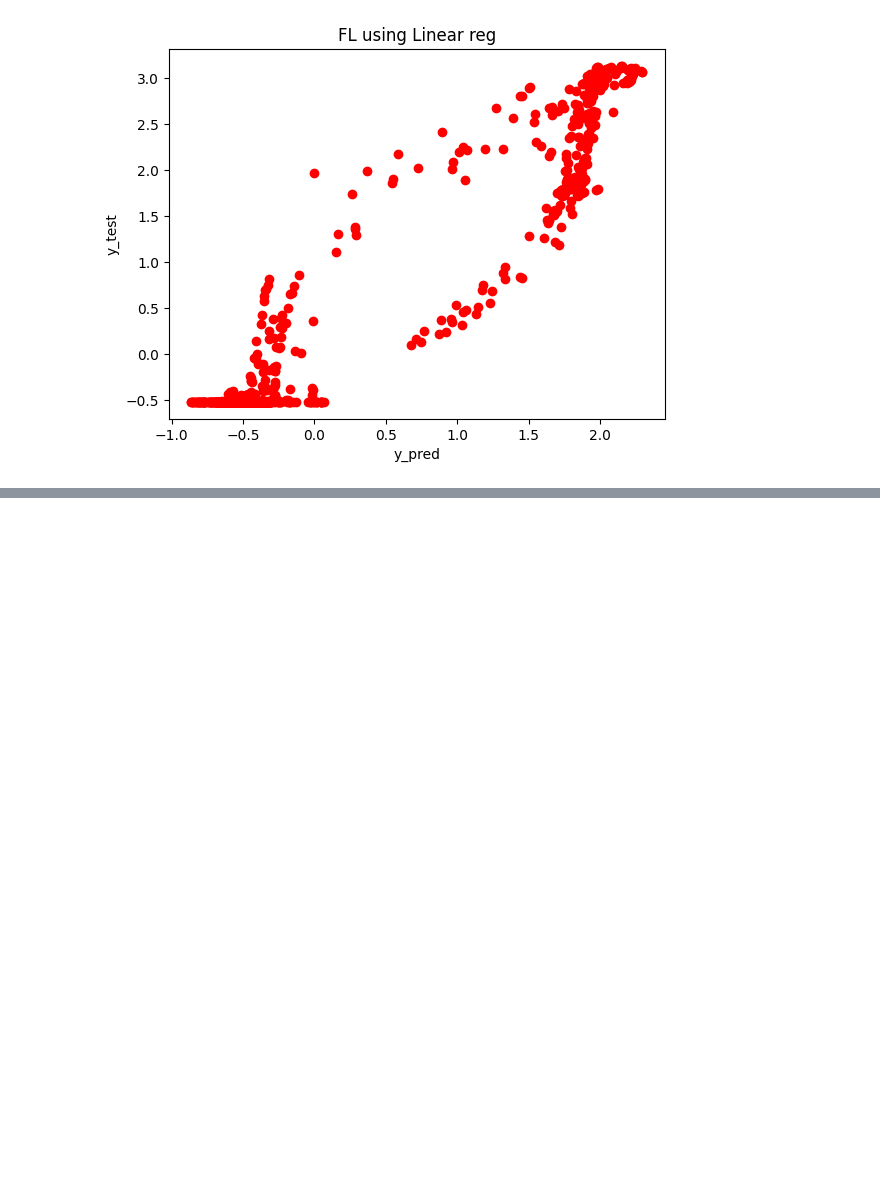
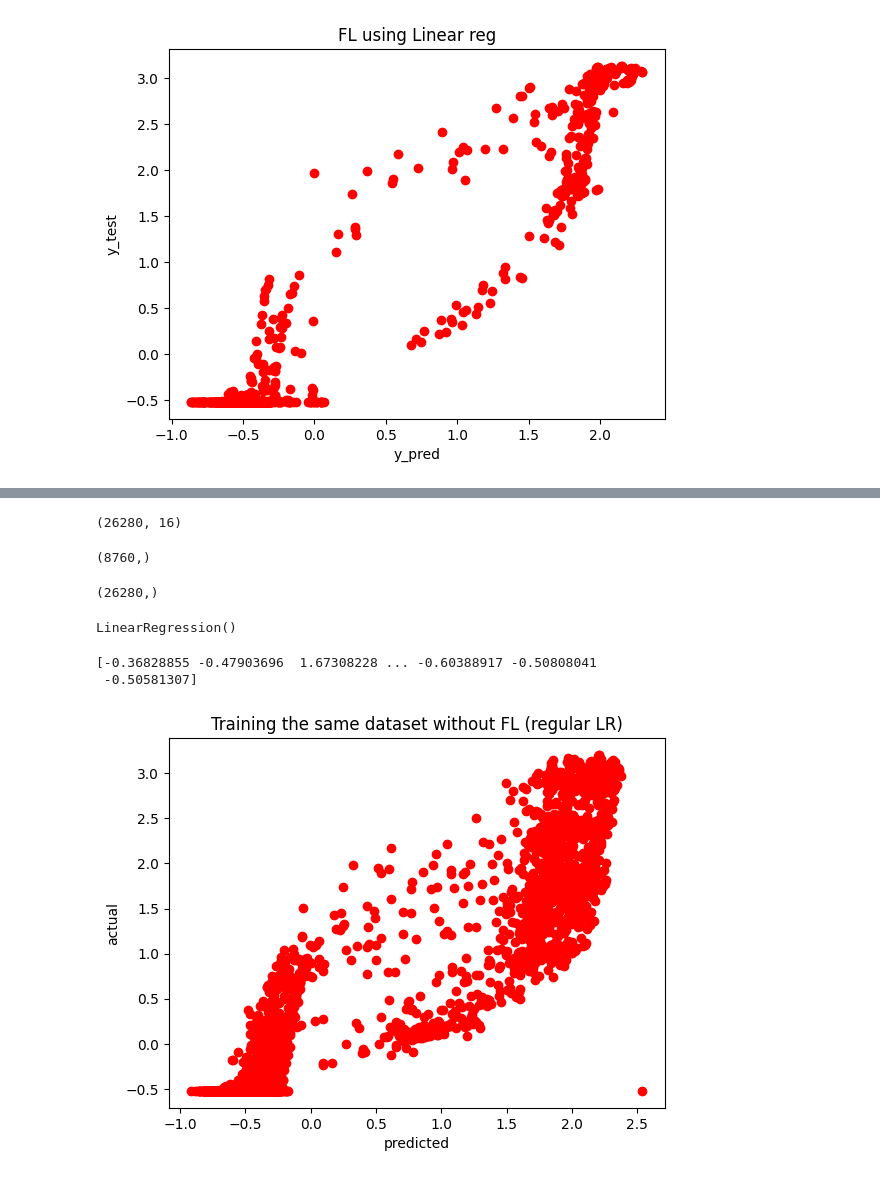
Before and after one commit to prajwalandysam/FYP-Group-3, a Jupyter notebook: Eval2.ipynb, the cells around one changed output, grey strips where cells are left out. Cells and saved outputs as stored; diff of their text form; code cells hidden in the pictures; blank space fills up the shorter version.

Commit message:
Linear reg without FL vs with FL

```diff
--- a/Eval2.ipynb
+++ b/Eval2.ipynb
@@ -216,0 +219,10 @@ plt.show()
+# %%
+regressor=LinearRegression()
+without_FL=X_train
+
+X_withoutFL= np.concatenate((without_FL[:, :11], without_FL[:, 12:]), axis=1)
+y_withoutFL = without_FL[:, 11]   # Target (Usage_kWh)
+# %%
+from sklearn.model_selection import train_test_split
+
+X_withoutFL_train, X_withoutFL_test,y_withoutFL_train,y_withoutFL_test = train_test_split(X_withoutFL,y_withoutFL,test_size=0.25,random_state=0)
@@ -216,0 +233,32 @@ plt.show()
+# %%
+X_withoutFL_train.shape
+# %% [output]
+(26280, 16)
+# %%
+y_withoutFL_test.shape
+# %% [output]
+(8760,)
+# %%
+y_withoutFL_train.shape
+# %% [output]
+(26280,)
+# %%
+regressor.fit(X_withoutFL_train,y_withoutFL_train)
+# %% [output]
+LinearRegression()
+# %%
+pred=regressor.predict(X_withoutFL_test)
+
+print(pred)
+# %% [output]
+[-0.36828855 -0.47903696  1.67308228 ... -0.60388917 -0.50808041
+ -0.50581307]
+# %%
+plt.scatter(pred,y_withoutFL_test,color='red')
+
+plt.title("Training the same dataset without FL (regular LR)")
+plt.xlabel('predicted')
+plt.ylabel('actual')
+plt.show()
+# %% [output]
+[figure, added]
```
Also changed, not shown: parts of 2 cells of this notebook, 2 other files.
